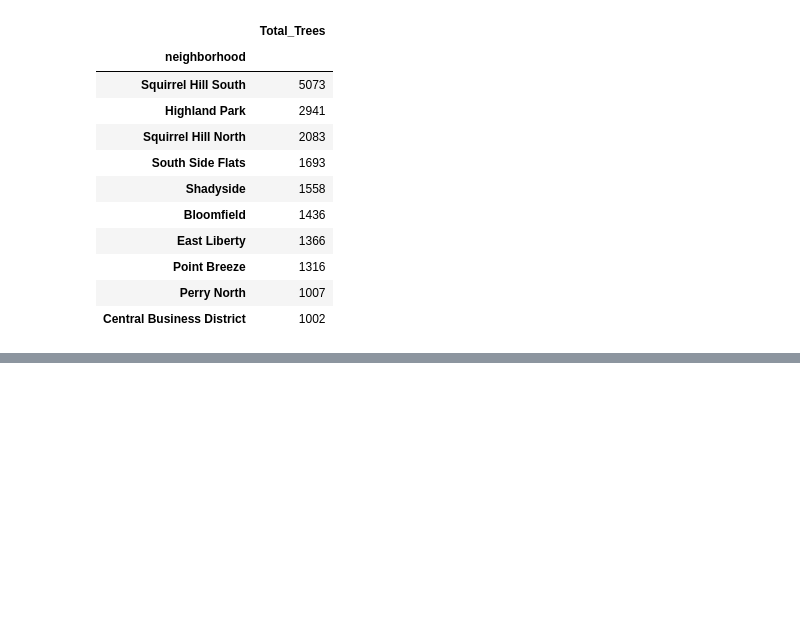
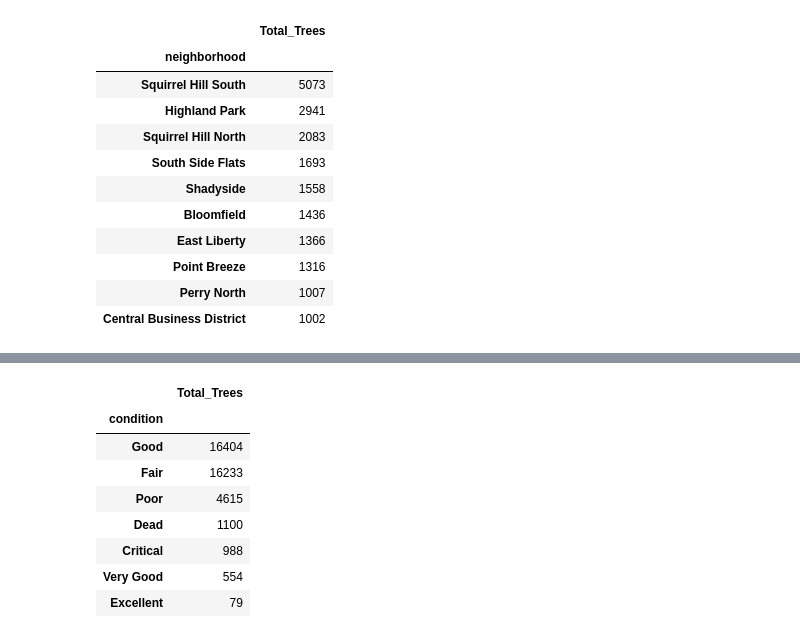
Before and after one commit to ColeEichner/Data-Wizards-Final, a Jupyter notebook: sgi2/treesmetric.ipynb, the cells around one changed output, grey strips where cells are left out. Drawn from its saved outputs; the diff is of its cells as text; code cells hidden in the pictures; blank space fills up the shorter version.

Commit message:
Final Update
Added text describing charts and conclusion based on the results from the data.

```diff
--- a/sgi2/treesmetric.ipynb
+++ b/sgi2/treesmetric.ipynb
@@ -64,0 +66,13 @@ print(sqs,hp,shn)
+# %%
+tree_amount = tree_data['condition'].value_counts().rename_axis('condition').to_frame('Total_Trees')
+tree_amount
+# %% [output]
+|  | Total_Trees |
+| condition |  |
+| Good | 16404 |
+| Fair | 16233 |
+| Poor | 4615 |
+| Dead | 1100 |
+| Critical | 988 |
+| Very Good | 554 |
+| Excellent | 79 |
```
Also changed, not shown: parts of 8 cells of this notebook.
